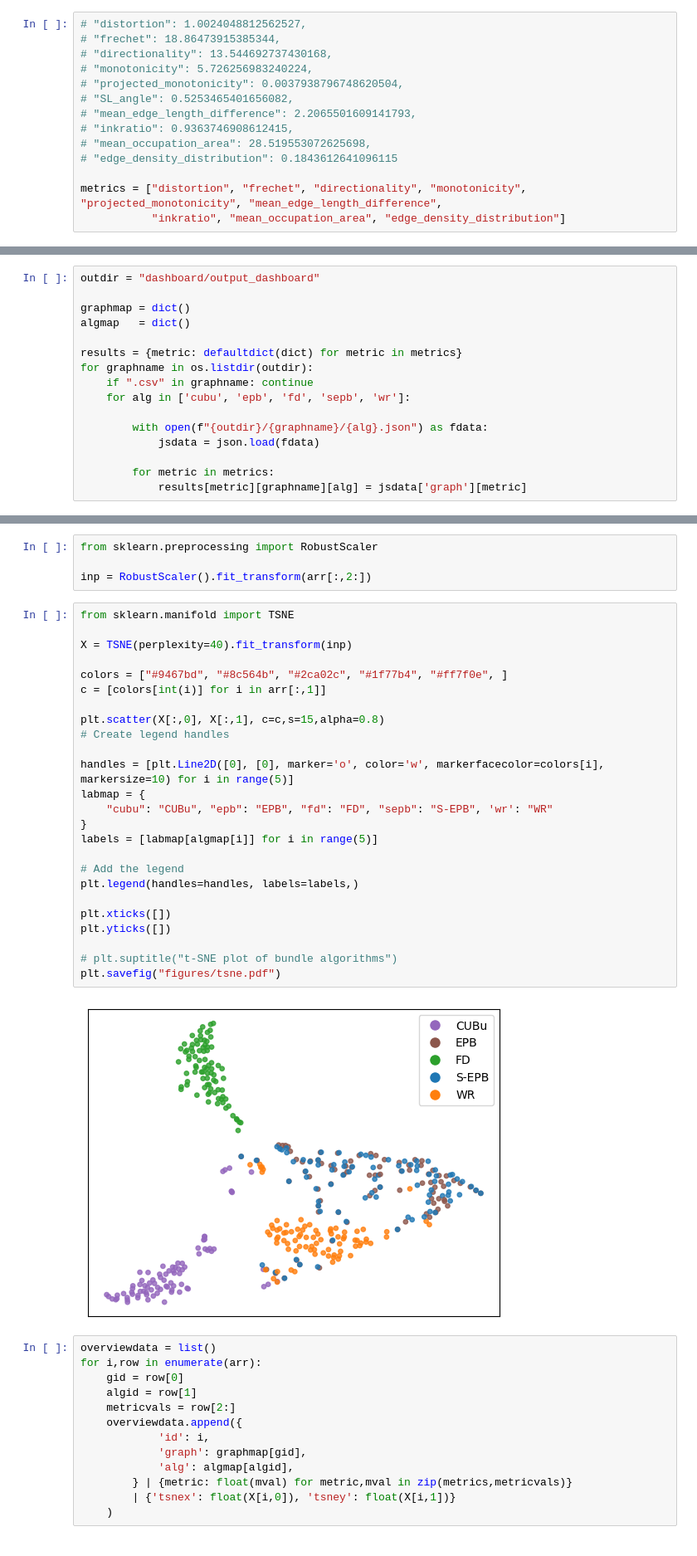
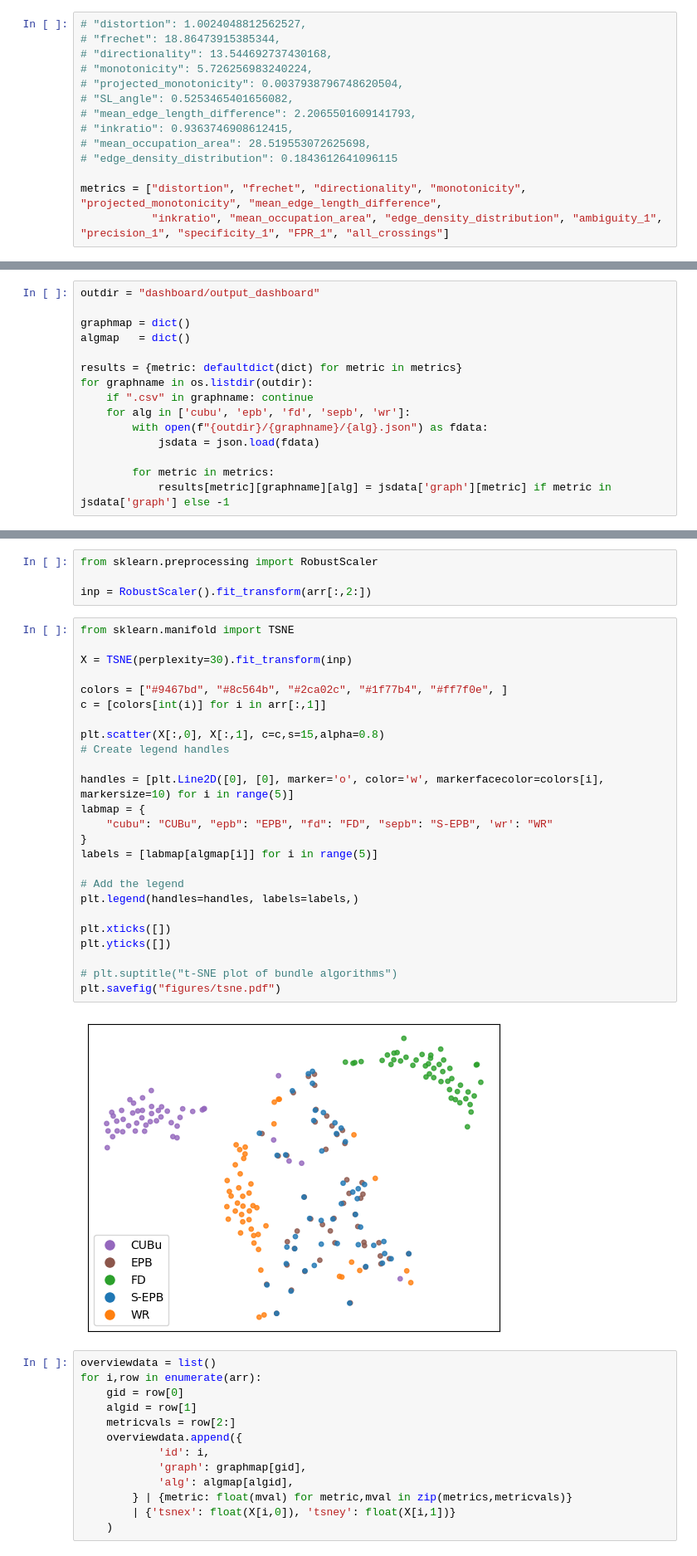
Before and after one commit to AndreiIulianMaftei/shared-bundling-repo, a Jupyter notebook: analyze.ipynb, the cells around one changed output, grey strips where cells are left out. Shown: that part at 83% size. Saved outputs shown, nothing was run; the diff lists cells and outputs as text.

```diff
--- a/analyze.ipynb
+++ b/analyze.ipynb
@@ -19,7 +19,7 @@ from collections import defaultdict
 # "edge_density_distribution": 0.1843612641096115
 
 metrics = ["distortion", "frechet", "directionality", "monotonicity", "projected_monotonicity", "mean_edge_length_difference",
-           "inkratio", "mean_occupation_area", "edge_density_distribution"]
+           "inkratio", "mean_occupation_area", "edge_density_distribution", "ambiguity_1", "precision_1", "specificity_1", "FPR_1", "all_crossings"]
 # %%
 #Gowalla_SF_5 is missing datapoints
 # %%
@@ -32,9 +32,8 @@ results = {metric: defaultdict(dict) for metric in metrics}
 for graphname in os.listdir(outdir):
     if ".csv" in graphname: continue
     for alg in ['cubu', 'epb', 'fd', 'sepb', 'wr']:
-
         with open(f"{outdir}/{graphname}/{alg}.json") as fdata:
             jsdata = json.load(fdata)
 
         for metric in metrics:
-            results[metric][graphname][alg] = jsdata['graph'][metric]
+            results[metric][graphname][alg] = jsdata['graph'][metric] if metric in jsdata['graph'] else -1
@@ -81,30 +107,30 @@ inp = RobustScaler().fit_transform(arr[:,2:])
 # %%
 from sklearn.manifold import TSNE
 
-X = TSNE(perplexity=40).fit_transform(inp)
+X = TSNE(perplexity=30).fit_transform(inp)
 
 colors = ["#9467bd", "#8c564b", "#2ca02c", "#1f77b4", "#ff7f0e", ]
 c = [colors[int(i)] for i in arr[:,1]]
 
 plt.scatter(X[:,0], X[:,1], c=c,s=15,alpha=0.8)
 # Create legend handles
 
 handles = [plt.Line2D([0], [0], marker='o', color='w', markerfacecolor=colors[i], markersize=10) for i in range(5)]
 labmap = {
     "cubu": "CUBu", "epb": "EPB", "fd": "FD", "sepb": "S-EPB", 'wr': "WR"
 }
 labels = [labmap[algmap[i]] for i in range(5)]
 
 # Add the legend
 plt.legend(handles=handles, labels=labels,)
 
 plt.xticks([])
 plt.yticks([])
 
 # plt.suptitle("t-SNE plot of bundle algorithms")
 plt.savefig("figures/tsne.pdf")
 # %% [output]
-[figure, old version]
+[figure, new version]
 # %%
 overviewdata = list()
 for i,row in enumerate(arr):
```
Also changed, not shown: parts of 8 cells of this notebook, 2 other files.
